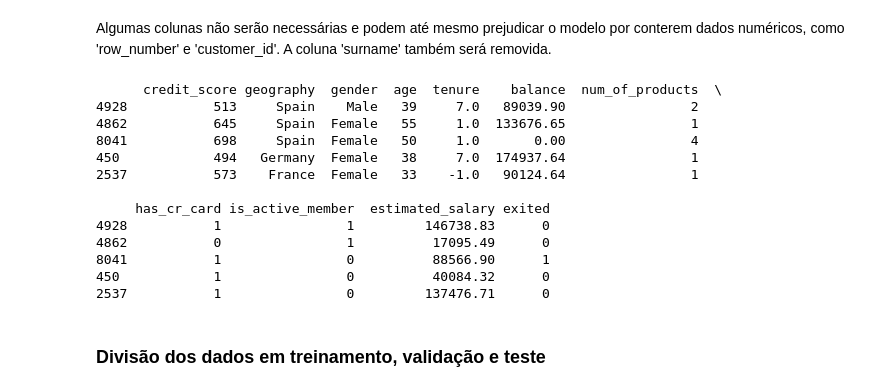
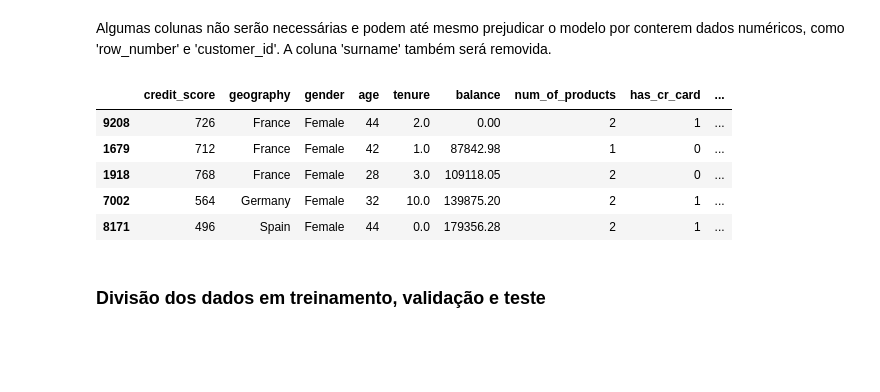
Before and after one commit to Rosental14/Beta_Bank, a Jupyter notebook: projeto_beta_bank.ipynb, the cells around one changed output. Cells and saved outputs as stored; diff of their text form; code cells hidden in the pictures; blank space fills up the shorter version.

```diff
--- a/projeto_beta_bank.ipynb
+++ b/projeto_beta_bank.ipynb
@@ -273,21 +260,14 @@ Vamos remover informações desnecessárias e transformar os dados, de forma que
 Algumas colunas não serão necessárias e podem até mesmo prejudicar o modelo por conterem dados numéricos, como 'row_number' e  'customer_id'. A coluna 'surname' também será removida.
 # %%
 df_clean = df.drop(['row_number', 'customer_id', 'surname' ], axis = 1)
-print(df_clean.sample(5))
+df_clean.sample(5)
 # %% [output]
-      credit_score geography  gender  age  tenure    balance  num_of_products  \
-4928           513     Spain    Male   39     7.0   89039.90                2
-4862           645     Spain  Female   55     1.0  133676.65                1
-8041           698     Spain  Female   50     1.0       0.00                4
-450            494   Germany  Female   38     7.0  174937.64                1
-2537           573    France  Female   33    -1.0   90124.64                1
-
-     has_cr_card is_active_member  estimated_salary exited
-4928           1                1         146738.83      0
-4862           0                1          17095.49      0
-8041           1                0          88566.90      1
-450            1                0          40084.32      0
-2537           1                0         137476.71      0
+|  | credit_score | geography | gender | age | tenure | balance | num_of_products | has_cr_card | ... |
+| 9208 | 726 | France | Female | 44 | 2.0 | 0.00 | 2 | 1 | ... |
+| 1679 | 712 | France | Female | 42 | 1.0 | 87842.98 | 1 | 0 | ... |
+| 1918 | 768 | France | Female | 28 | 3.0 | 109118.05 | 2 | 0 | ... |
+| 7002 | 564 | Germany | Female | 32 | 10.0 | 139875.20 | 2 | 1 | ... |
+| 8171 | 496 | Spain | Female | 44 | 0.0 | 179356.28 | 2 | 1 | ... |
 # %% [markdown]
 ### Divisão dos dados em treinamento, validação e teste
 # %%
```
Also changed, not shown: parts of 24 cells of this notebook, 2 other files.
